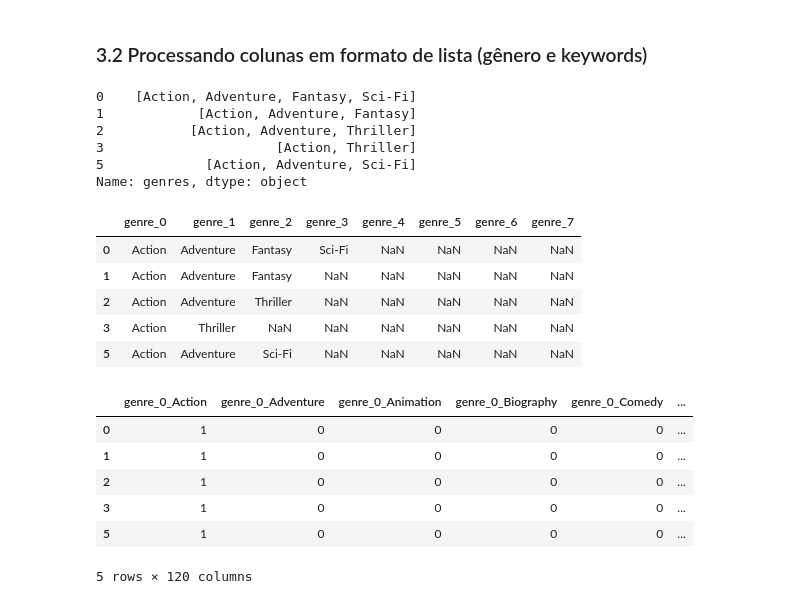
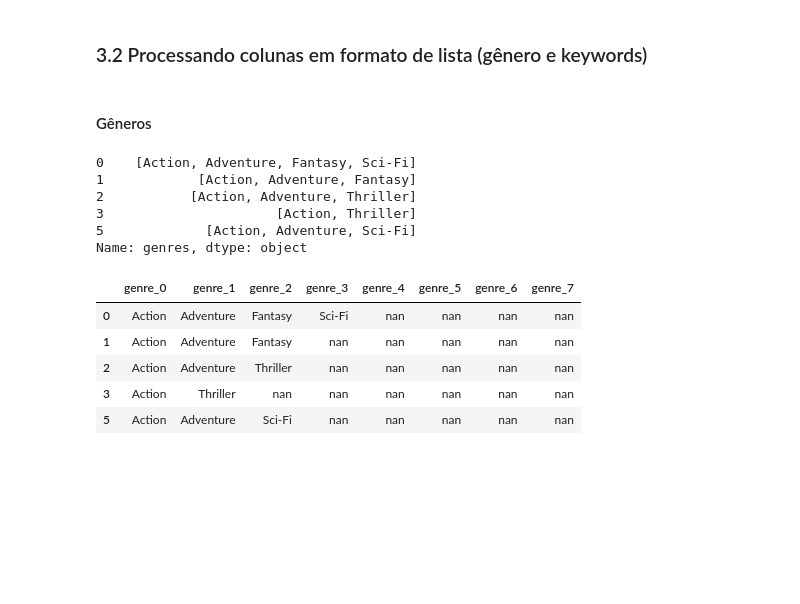
Before and after one commit to dcandrade/movie-data-mining, a Jupyter notebook: preprocessing/Preprocessing.ipynb, the cells around one changed output. Cells and saved outputs as stored; diff of their text form; code cells hidden in the pictures; blank space fills up the shorter version.

Commit message:
Done processing genres and keywords

```diff
--- a/preprocessing/Preprocessing.ipynb
+++ b/preprocessing/Preprocessing.ipynb
@@ -146,3 +163,5 @@ Name: color, dtype: object
+# %% [markdown]
+#### Gêneros
 # %%
 #Processando gênero
 # Transformando string em lista
@@ -156,26 +175,15 @@ genres.head()
 5             [Action, Adventure, Sci-Fi]
 Name: genres, dtype: object
 # %%
+# Quebrando o array em colunas
 genres = genres.apply(pd.Series)
 genres.rename(lambda x: 'genre_{}'.format(x), axis='columns', inplace=True)
+genres = genres.astype(str) # as que não tem valor ficam como nan
 genres.head()
 # %% [output]
 |  | genre_0 | genre_1 | genre_2 | genre_3 | genre_4 | genre_5 | genre_6 | genre_7 |
-| 0 | Action | Adventure | Fantasy | Sci-Fi | NaN | NaN | NaN | NaN |
-| 1 | Action | Adventure | Fantasy | NaN | NaN | NaN | NaN | NaN |
-| 2 | Action | Adventure | Thriller | NaN | NaN | NaN | NaN | NaN |
-| 3 | Action | Thriller | NaN | NaN | NaN | NaN | NaN | NaN |
-| 5 | Action | Adventure | Sci-Fi | NaN | NaN | NaN | NaN | NaN |
+| 0 | Action | Adventure | Fantasy | Sci-Fi | nan | nan | nan | nan |
+| 1 | Action | Adventure | Fantasy | nan | nan | nan | nan | nan |
+| 2 | Action | Adventure | Thriller | nan | nan | nan | nan | nan |
+| 3 | Action | Thriller | nan | nan | nan | nan | nan | nan |
+| 5 | Action | Adventure | Sci-Fi | nan | nan | nan | nan | nan |
-# %%
-# Convertendo para binário
-genres = pd.get_dummies(genres)
-genres_labels = genres.columns
-genres.head()
-# %% [output]
-|  | genre_0_Action | genre_0_Adventure | genre_0_Animation | genre_0_Biography | genre_0_Comedy | ... |
-| 0 | 1 | 0 | 0 | 0 | 0 | ... |
-| 1 | 1 | 0 | 0 | 0 | 0 | ... |
-| 2 | 1 | 0 | 0 | 0 | 0 | ... |
-| 3 | 1 | 0 | 0 | 0 | 0 | ... |
-| 5 | 1 | 0 | 0 | 0 | 0 | ... |
-5 rows × 120 columns
```
Also changed, not shown: parts of 12 cells of this notebook.
